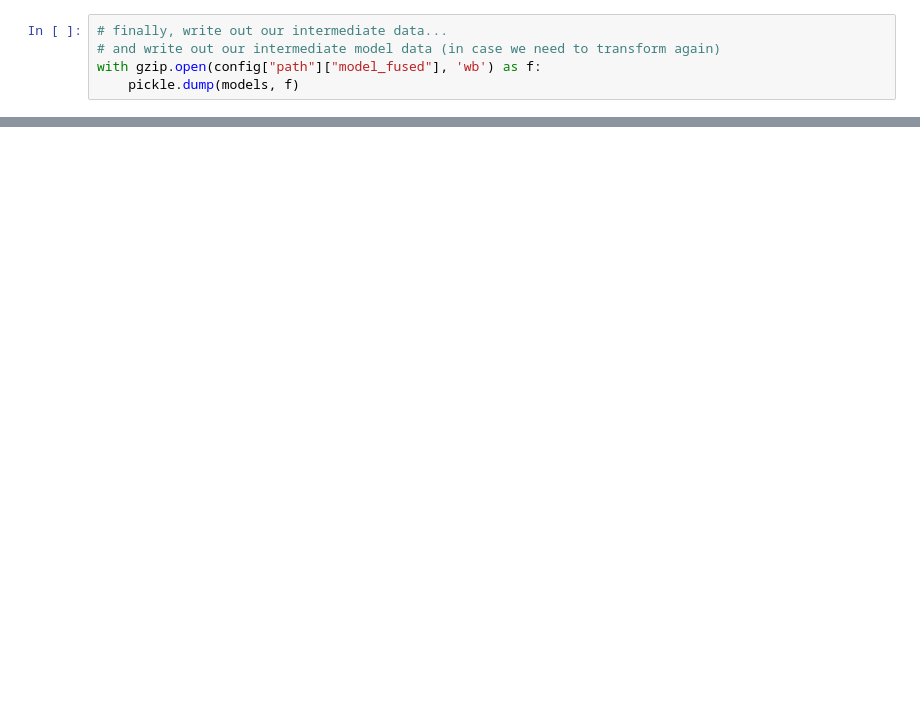
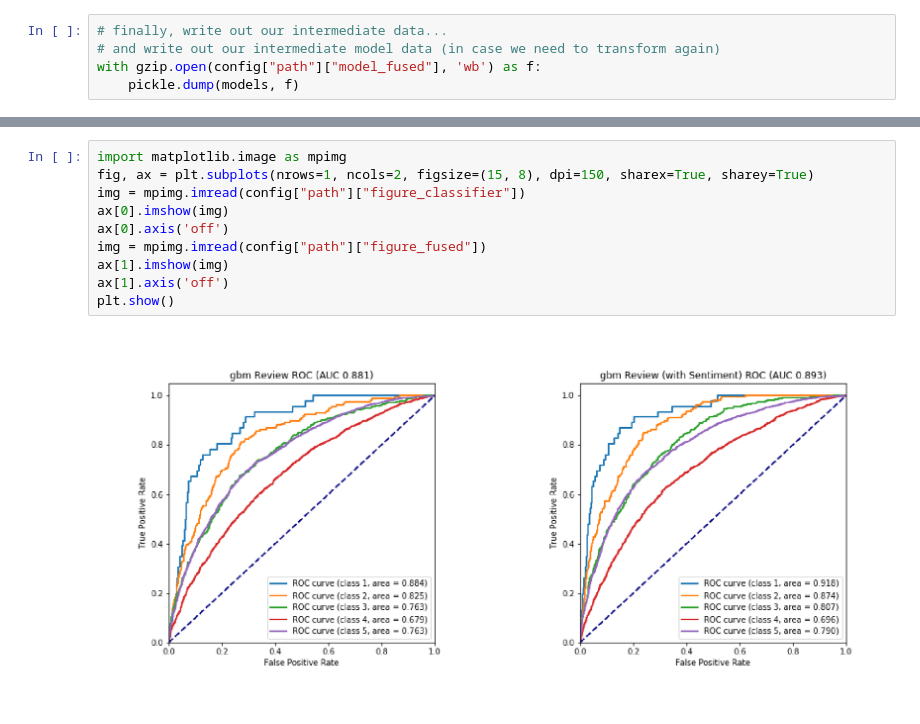
Before and after one commit to ezavesky/workshop19, a Jupyter notebook: 0H_fused_retrain_model4.ipynb, the cells around one changed output, grey strips where cells are left out. Drawn from its saved outputs; the diff is of its cells as text; blank space fills up the shorter version.

```diff
--- a/0H_fused_retrain_model4.ipynb
+++ b/0H_fused_retrain_model4.ipynb
@@ -139,0 +136,12 @@ Taking these findings as an example, this should motivate the reuse of other exp
+# %%
+import matplotlib.image as mpimg
+fig, ax = plt.subplots(nrows=1, ncols=2, figsize=(15, 8), dpi=150, sharex=True, sharey=True)
+img = mpimg.imread(config["path"]["figure_classifier"])
+ax[0].imshow(img)
+ax[0].axis('off')
+img = mpimg.imread(config["path"]["figure_fused"])
+ax[1].imshow(img)
+ax[1].axis('off')
+plt.show()
+# %% [output]
+[figure, added]
```
Also changed, not shown: parts of 3 cells of this notebook, 5 other files.
